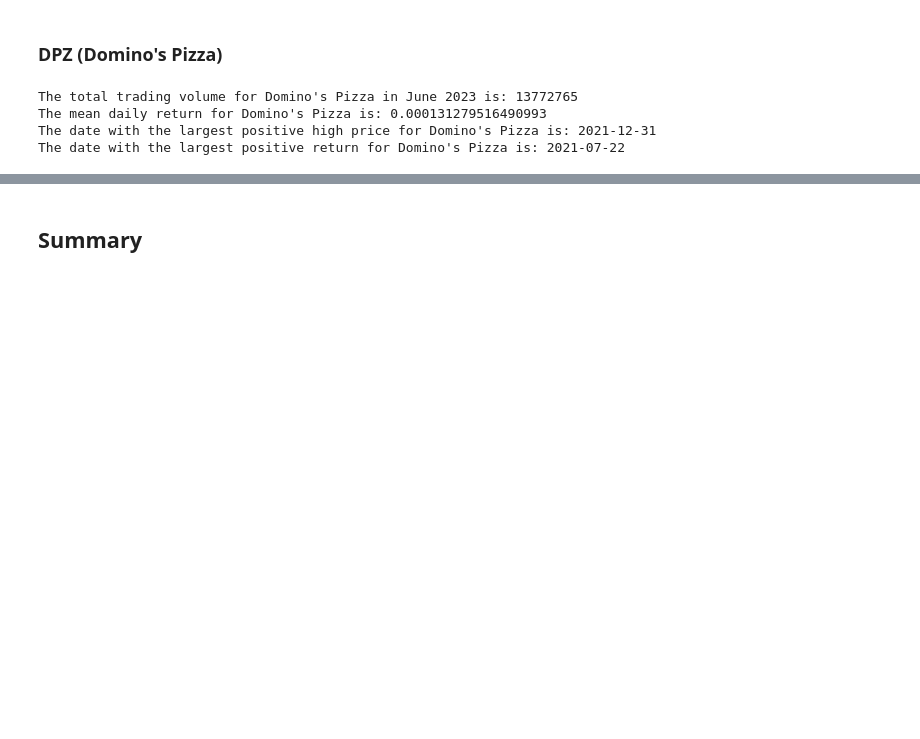
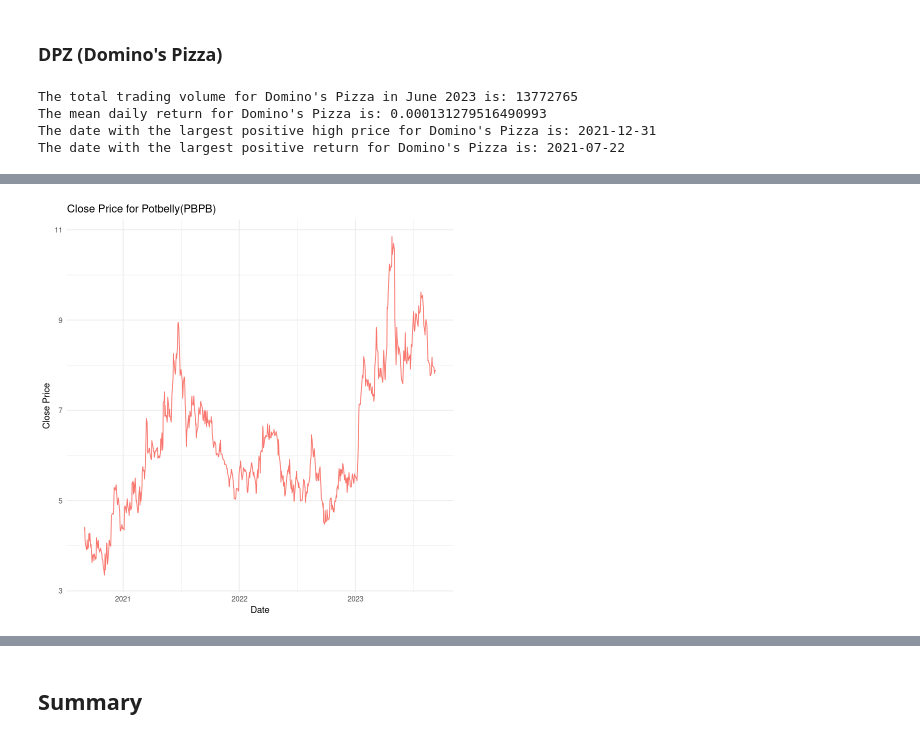
Before and after one commit to Mengsch3/apps-r-hw-01, a Jupyter notebook: hw_01_xxc_sep27.ipynb, the cells around one changed output, grey strips where cells are left out. Saved outputs shown, nothing was run; the diff lists cells and outputs as text; code cells hidden in the pictures; blank space fills up the shorter version.

```diff
--- a/hw_01_xxc_sep27.ipynb
+++ b/hw_01_xxc_sep27.ipynb
@@ -296,0 +332,10 @@ The date with the largest positive return for Domino's Pizza is: 2021-07-22
+# %%
+# plot one line plot of close price over time for PBPB
+library(ggplot2)
+ggplot(data_PBPB, aes(x = as.Date(datadate, format = '%d/%m/%Y'), y = prccd, color = tic)) +
+  geom_line() +
+  labs(title = "Close Price for Potbelly(PBPB)", legend.position = c(0.5, 1), x = "Date", y = "Close Price") +
+  theme_minimal() +
+  theme(legend.position = "topcenter")
+# %% [output]
+[figure, added]
```
Also changed, not shown: parts of 11 cells of this notebook.
